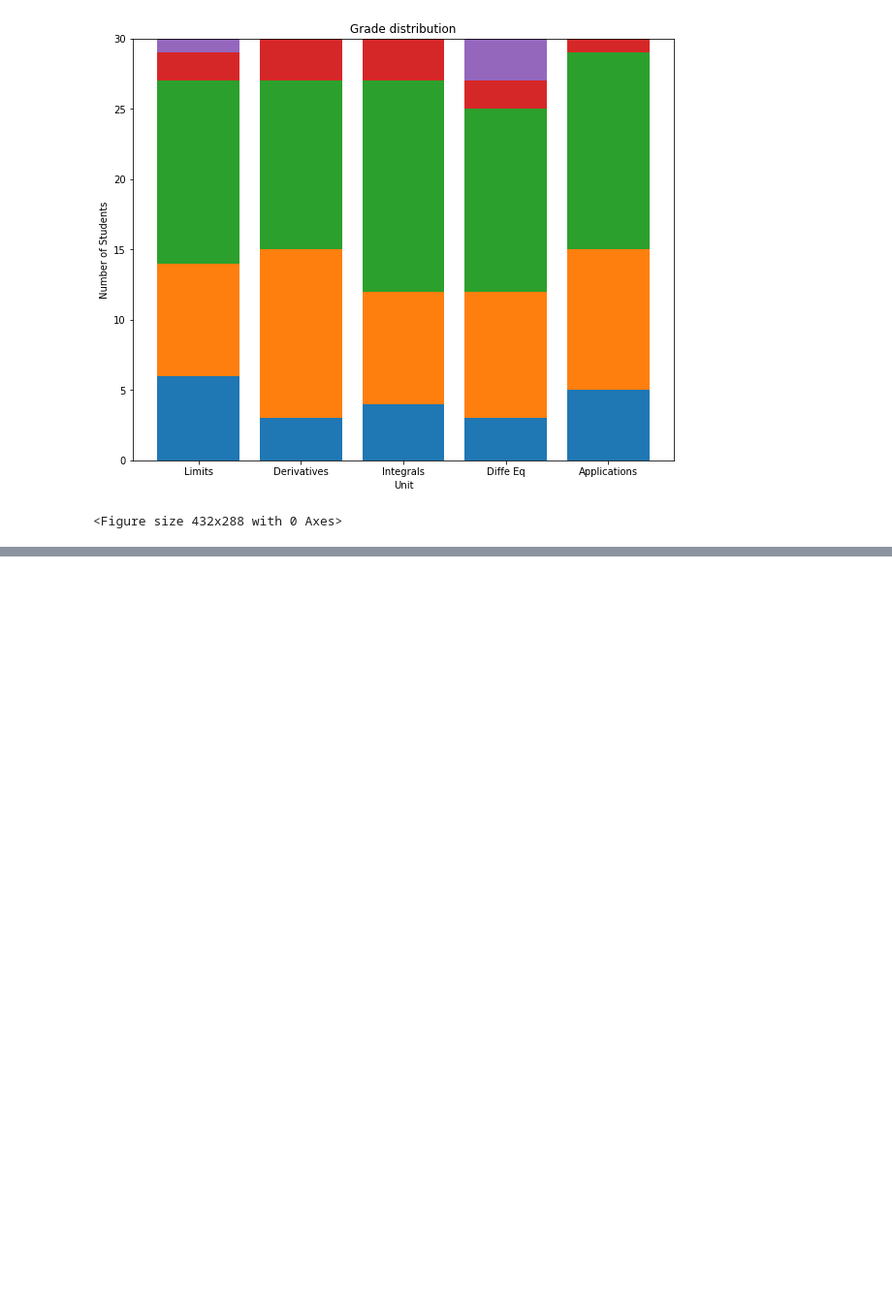
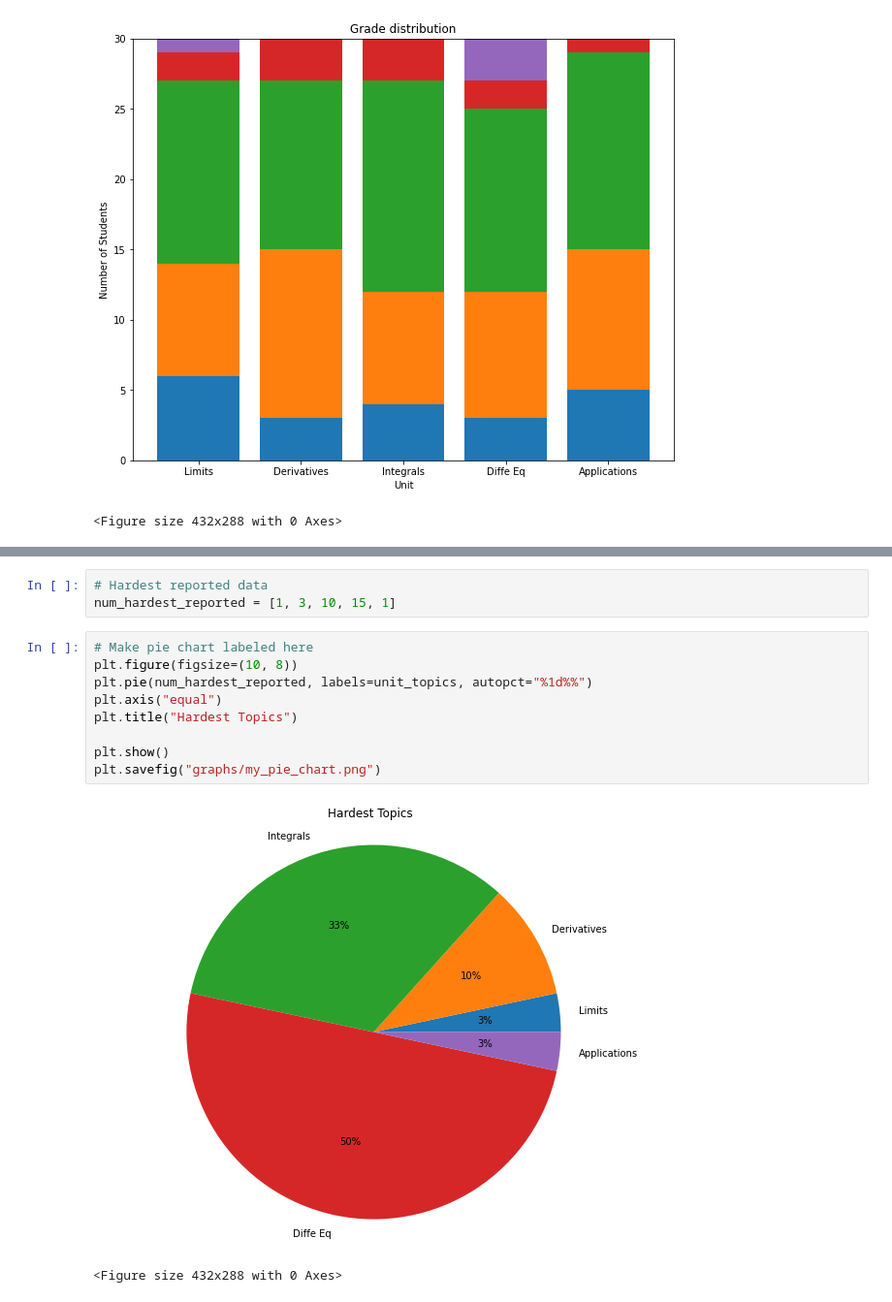
Before and after one commit to davidatoms/codecademy, a Jupyter notebook: graph_creation_matplotlib/graph_script_jn.ipynb, the cells around one changed output, grey strips where cells are left out. Shown: that part at 97% size. Saved outputs shown, nothing was run; the diff lists cells and outputs as text; blank space fills up the shorter version.

```diff
--- a/graph_creation_matplotlib/graph_script_jn.ipynb
+++ b/graph_creation_matplotlib/graph_script_jn.ipynb
@@ -101,0 +121,15 @@ plt.savefig("graphs/my_stacked_bar.png")
+# %%
+# Hardest reported data
+num_hardest_reported = [1, 3, 10, 15, 1]
+# %%
+# Make pie chart labeled here
+plt.figure(figsize=(10, 8))
+plt.pie(num_hardest_reported, labels=unit_topics, autopct="%1d%%")
+plt.axis("equal")
+plt.title("Hardest Topics")
+
+plt.show()
+plt.savefig("graphs/my_pie_chart.png")
+# %% [output]
+[figure, added]
+<Figure size 432x288 with 0 Axes>
```
Also changed, not shown: parts of 5 cells of this notebook, 3 other files.
